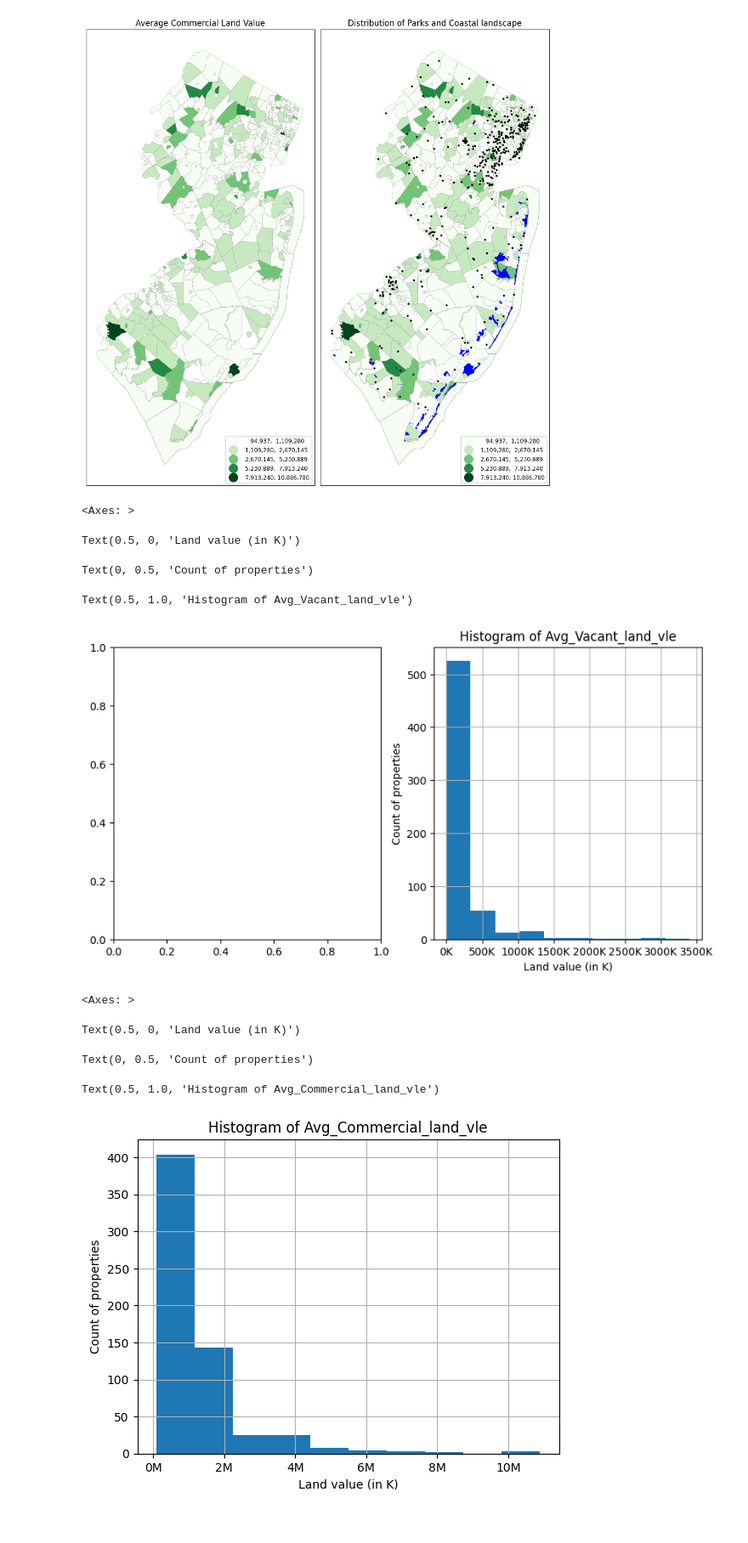
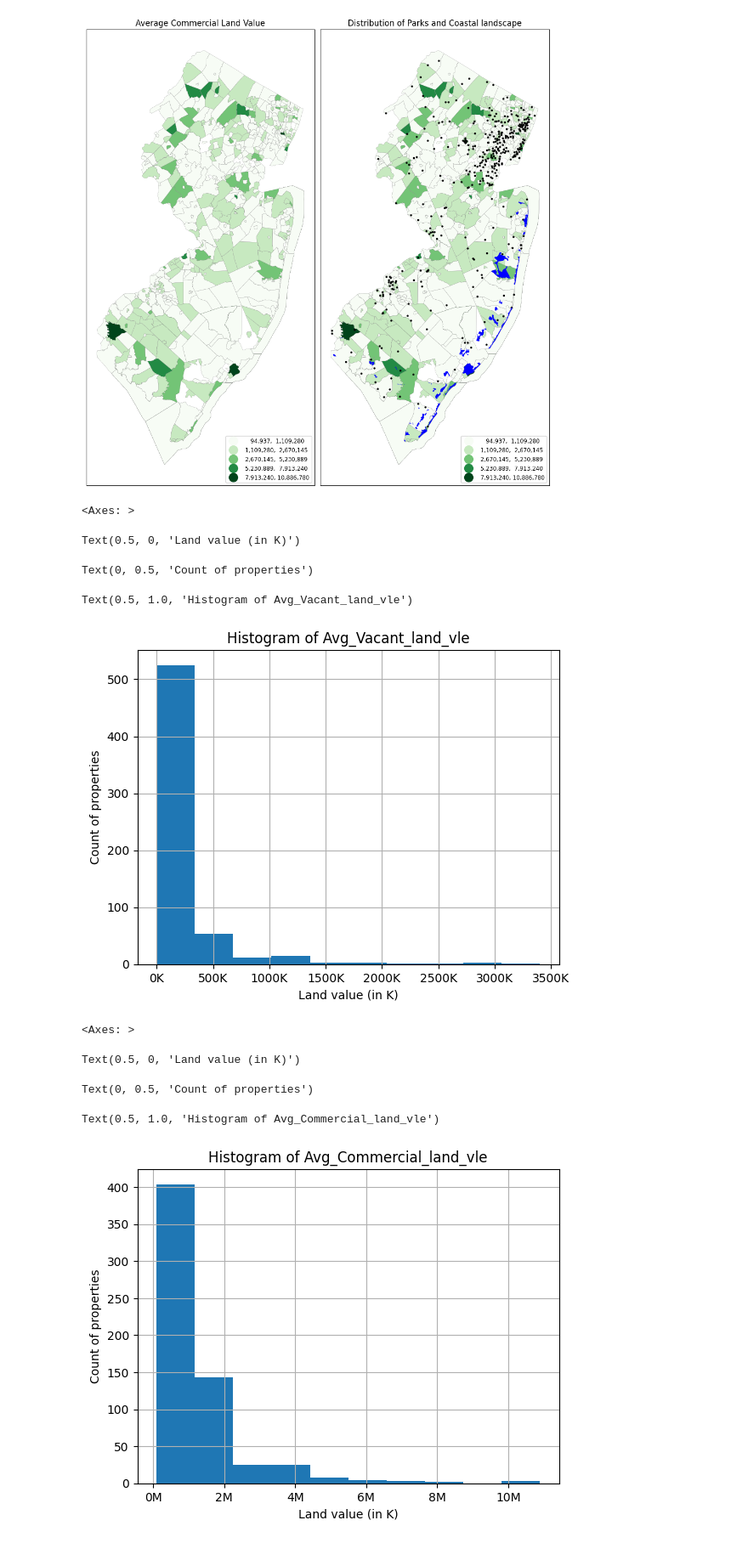
Before and after one commit to NihilKottal001/GIS, a Jupyter notebook: PS2.ipynb, the cells around one changed output. Shown at 85% size. Drawn from its saved outputs; the diff is of its cells as text; code cells hidden in the pictures.

```diff
--- a/PS2.ipynb
+++ b/PS2.ipynb
@@ -615,29 +615,28 @@ axs[1].set_xticks([]); axs[1].set_yticks([])
 # %%
 import matplotlib.pyplot as plt
 import matplotlib.ticker as mticker
-fig, axes = plt.subplots(1, 2, figsize=(10, 5))
 
 merged_data2.Avg_Vacant_land_vle.hist()
 plt.gca().xaxis.set_major_formatter(mticker.FuncFormatter(lambda x, pos: f'{x / 1e3:.0f}K'))
 plt.xlabel("Land value (in K)")
 plt.ylabel("Count of properties")
 plt.title("Histogram of Avg_Vacant_land_vle")
 plt.show()
 
 import matplotlib.pyplot as plt
 import matplotlib.ticker as mticker
 merged_data2.Avg_commercial_land_vle.hist()
 plt.gca().xaxis.set_major_formatter(mticker.FuncFormatter(lambda x, pos: f'{x / 1e6:.0f}M'))
 plt.xlabel("Land value (in K)")
 plt.ylabel("Count of properties")
 plt.title("Histogram of Avg_Commercial_land_vle")
 plt.show()
 # %% [output]
 <Axes: >
 Text(0.5, 0, 'Land value (in K)')
 Text(0, 0.5, 'Count of properties')
 Text(0.5, 1.0, 'Histogram of Avg_Vacant_land_vle')
-[figure, old version]
+[figure, new version]
 <Axes: >
 Text(0.5, 0, 'Land value (in K)')
 Text(0, 0.5, 'Count of properties')
```
